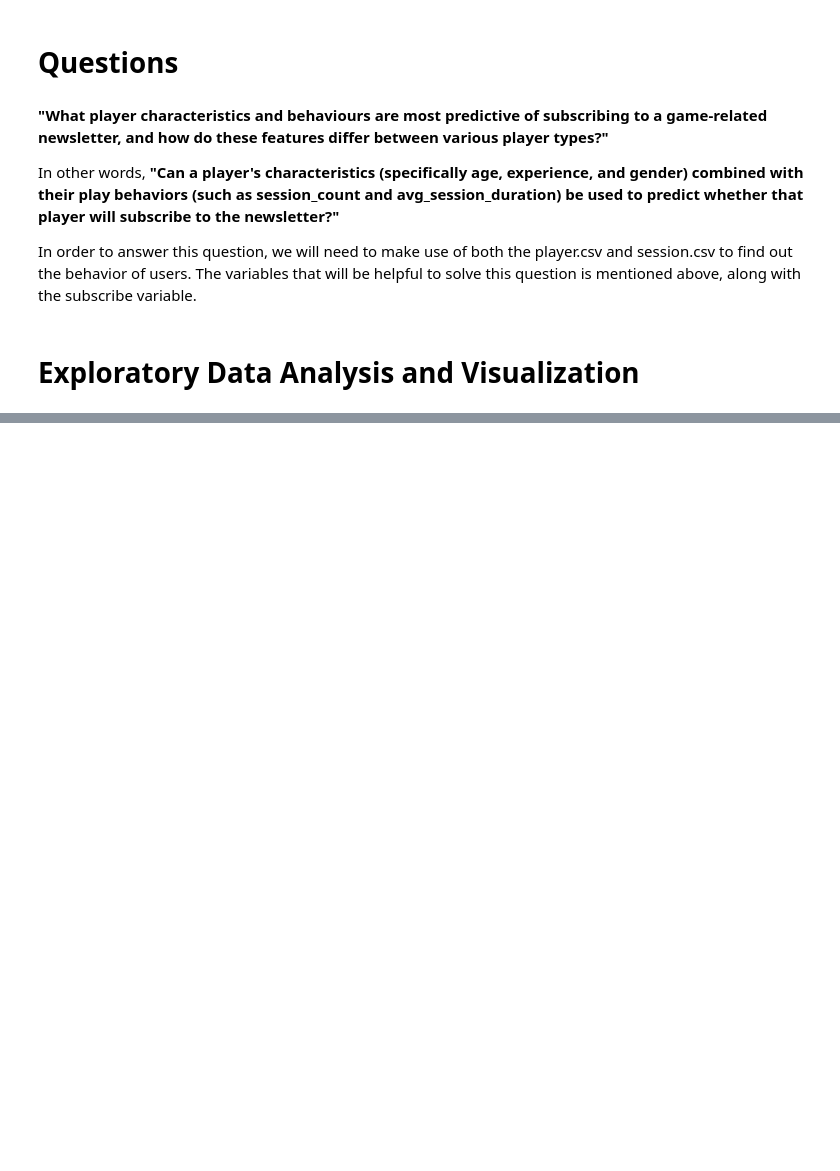
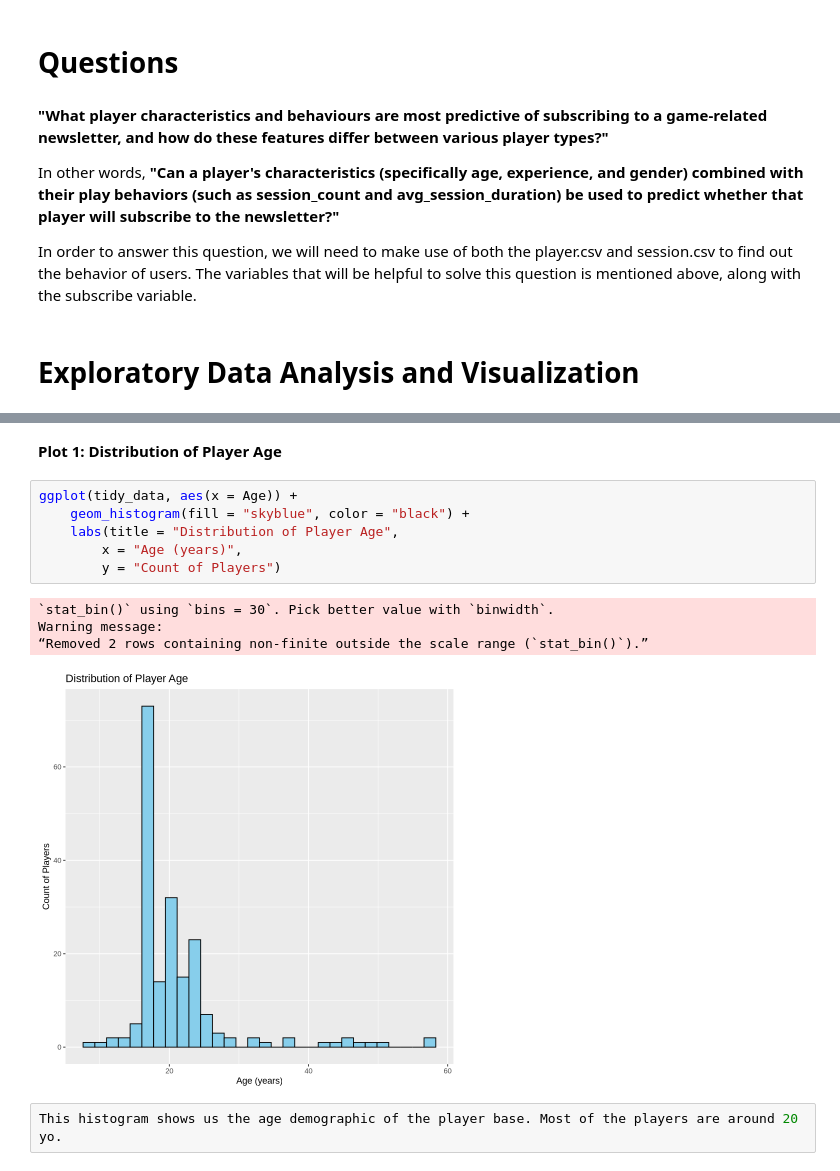
Before and after one commit to TW963/DSCI-100-individual, a Jupyter notebook: Individual planning stage.ipynb, the cells around one changed output, grey strips where cells are left out. Cells and saved outputs as stored; diff of their text form; blank space fills up the shorter version.

Commit message:
Exploratory Data Analysys and Visualization done, graphs added

```diff
--- a/Individual planning stage.ipynb
+++ b/Individual planning stage.ipynb
@@ -204,0 +217,15 @@ A tibble: 196 × 9
+# %% [markdown]
+**Plot 1: Distribution of Player Age**
+# %%
+ggplot(tidy_data, aes(x = Age)) +
+    geom_histogram(fill = "skyblue", color = "black") +
+    labs(title = "Distribution of Player Age",
+        x = "Age (years)",
+        y = "Count of Players")
+# %% [output]
+`stat_bin()` using `bins = 30`. Pick better value with `binwidth`.
+Warning message:
+“Removed 2 rows containing non-finite outside the scale range (`stat_bin()`).”
+[figure, added]
+# %%
+This histogram shows us the age demographic of the player base. Most of the players are around 20 yo.
```
Also changed, not shown: parts of 11 cells of this notebook.
